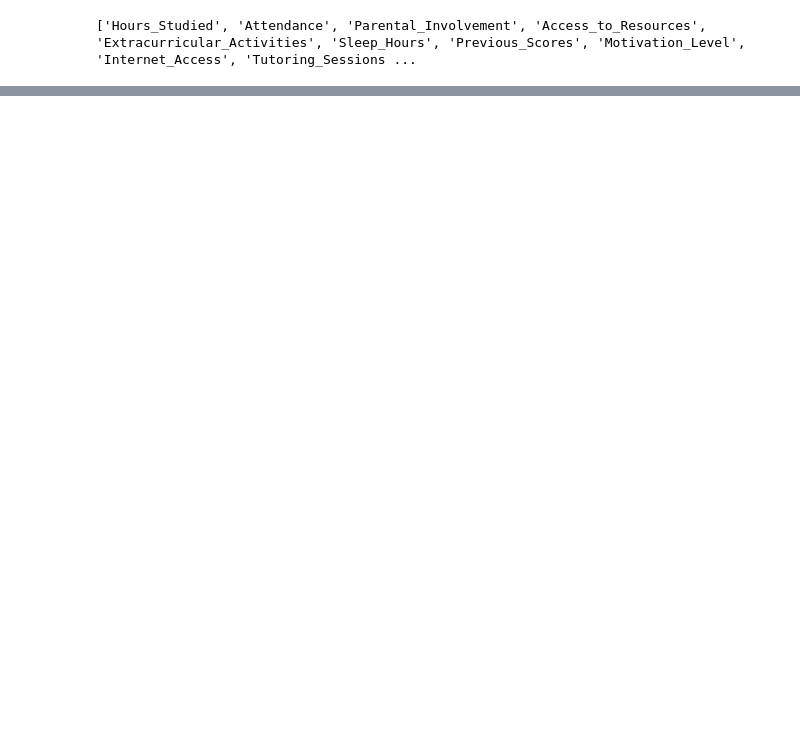
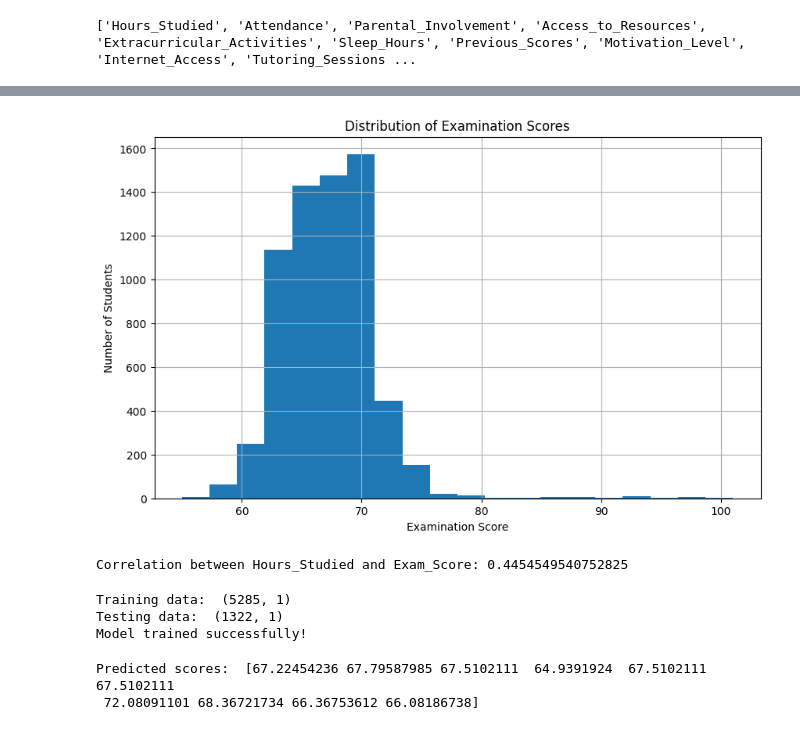
Before and after one commit to Henrietta-quarshie7/Elevvo_internshp_models, a Jupyter notebook: Student_Score_Prediction.ipynb, the cells around one changed output, grey strips where cells are left out. Cells and saved outputs as stored; diff of their text form; code cells hidden in the pictures; blank space fills up the shorter version.

```diff
--- a/Student_Score_Prediction.ipynb
+++ b/Student_Score_Prediction.ipynb
@@ -75,0 +143,47 @@ print(df.columns.tolist())
+# %%
+plt.figure(figsize=(10, 6))
+
+plt.hist(df['Exam_Score'], bins=20)
+
+plt.title('Distribution of Examination Scores')
+plt.xlabel('Examination Score')
+plt.ylabel('Number of Students')
+
+plt.grid(True)
+plt.show()
+# %% [output]
+[figure, added]
+# %%
+correlation = df['Hours_Studied'].corr(df['Exam_Score'])
+print(f"Correlation between Hours_Studied and Exam_Score: {correlation}")
+# %% [output]
+Correlation between Hours_Studied and Exam_Score: 0.4454549540752825
+# %%
+X = df[['Hours_Studied']]
+y = df['Exam_Score']
+
+# Split data
+X_train, X_test, y_train, y_test = train_test_split(X, y, test_size=0.2, random_state=42)
+
+# Check
+print('Training data: ', X_train.shape)
+print('Testing data: ', X_test.shape)
+
+# Create the model
+model = LinearRegression()
+
+# Train the model
+model.fit(X_train, y_train)
+
+print("Model trained successfully!")
+# %% [output]
+Training data:  (5285, 1)
+Testing data:  (1322, 1)
+Model trained successfully!
+# %%
+# Prediction
+y_pred = model.predict(X_test)
+print('Predicted scores: ', y_pred[:10])
+# %% [output]
+Predicted scores:  [67.22454236 67.79587985 67.5102111  64.9391924  67.5102111  67.5102111
+ 72.08091101 68.36721734 66.36753612 66.08186738]
```
Also changed, not shown: parts of 7 cells of this notebook.
